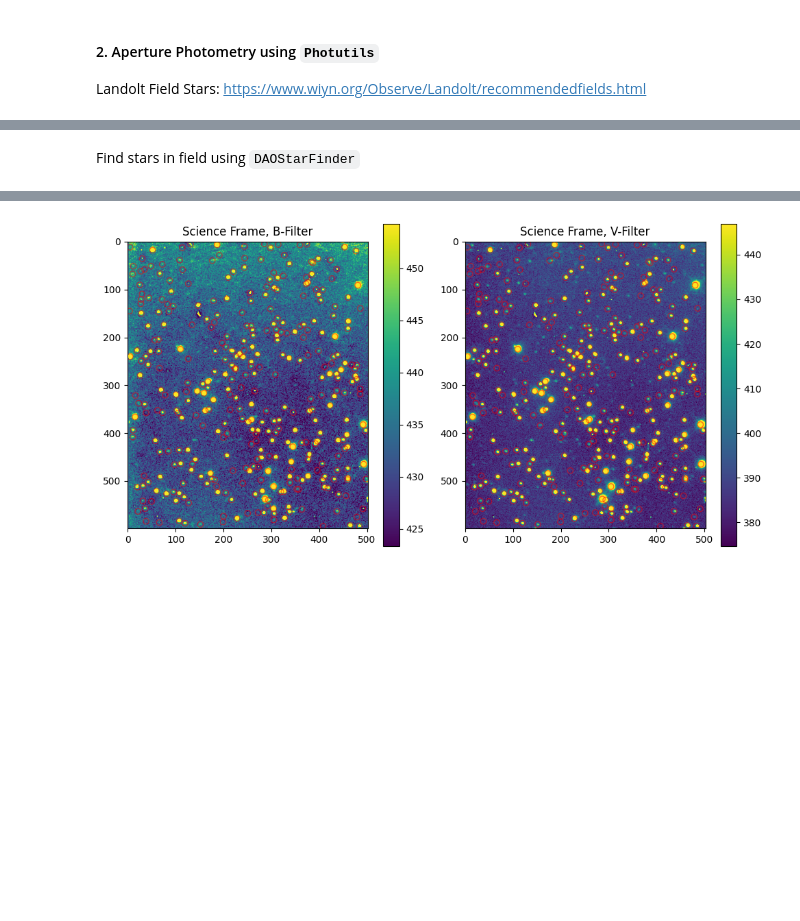
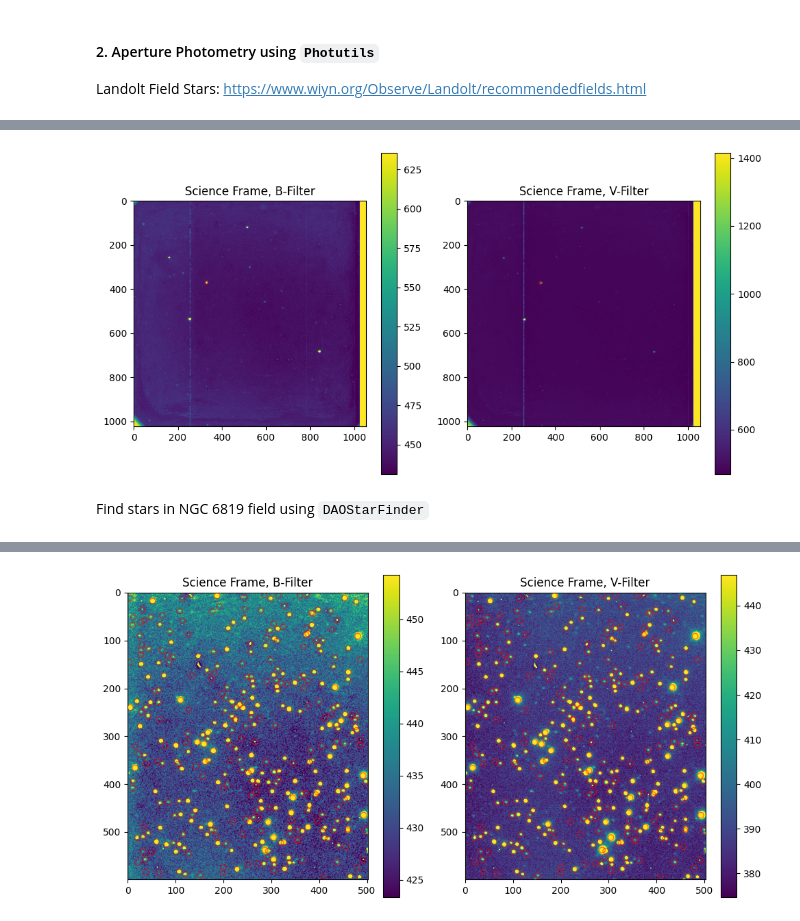
Before and after one commit to avi-patel1/ASTR257_2024, a Jupyter notebook: Project 2--HR Diagram/HR_Diagram.ipynb, the cells around one changed output, grey strips where cells are left out. Drawn from its saved outputs; the diff is of its cells as text; code cells hidden in the pictures; blank space fills up the shorter version.

```diff
--- a/Project 2--HR Diagram/HR_Diagram.ipynb
+++ b/Project 2--HR Diagram/HR_Diagram.ipynb
@@ -138,0 +155,9 @@ Landolt Field Stars: [https://www.wiyn.org/Observe/Landolt/recommendedfields.htm
+# %%
+# We trim the borders of each science frame to remove bad pixels at the edges
+res_land_B = sci_red['landolt_B']
+res_land_V = sci_red['landolt_V']
+
+sources_landalt = find_stars(res_land_B)
+
+# Astrometric alignment (registration) of both images
+# res_land_B_reg = astroalign.register(res_land_B, res_land_V, max_control_points=1, detection_sigma=1, min_area=1)
@@ -139,3 +185,21 @@ Landolt Field Stars: [https://www.wiyn.org/Observe/Landolt/recommendedfields.htm
+# %%
+aperturesB = CircularAperture([330.689227, 372.671765], r=6)
+
+fig, ax = plt.subplots(1,2,figsize=(10,5))
+
+ax[0].set_title("Science Frame, B-Filter")
+im1 = ax[0].imshow(res_land_B,vmin=np.percentile(res_land_B, 3), vmax=np.percentile(res_land_B, 97))
+plt.colorbar(im1)
+
+ax[1].set_title("Science Frame, V-Filter")
+im2 = ax[1].imshow(res_land_V,vmin=np.percentile(res_land_V, 3), vmax=np.percentile(res_land_V, 97))
+plt.colorbar(im2)
+
+aperturesB.plot(ax=ax[0], color='red', lw=1, alpha=0.5);
+aperturesB.plot(ax=ax[1], color='red', lw=1, alpha=0.5);
+plt.tight_layout()
+# %% [output]
+[figure, added]
 # %% [markdown]
-Find stars in field using `DAOStarFinder`
+Find stars in NGC 6819 field using `DAOStarFinder`
 # %%
```
Also changed, not shown: parts of 9 cells of this notebook, 1 other file.
